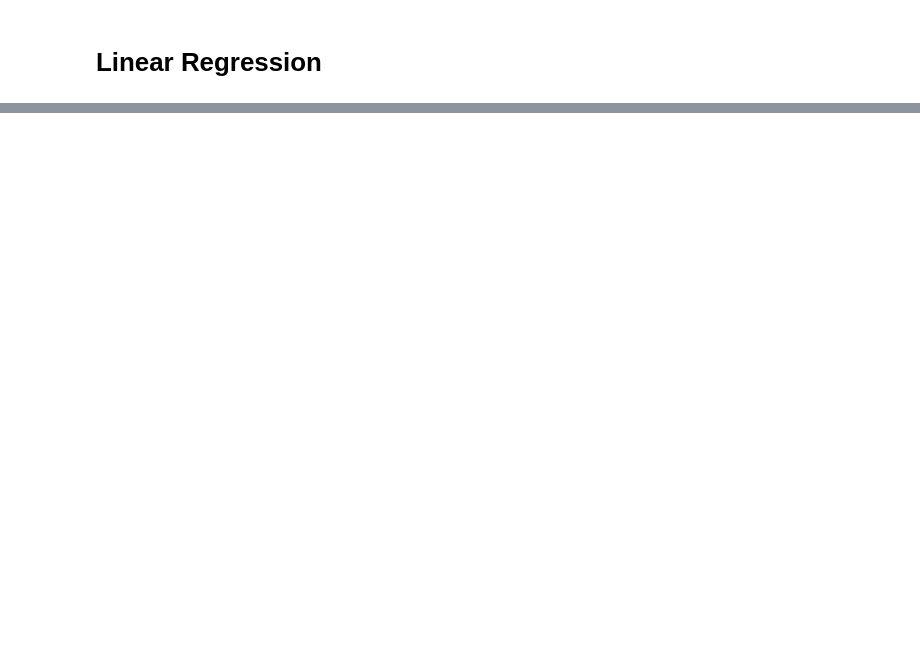
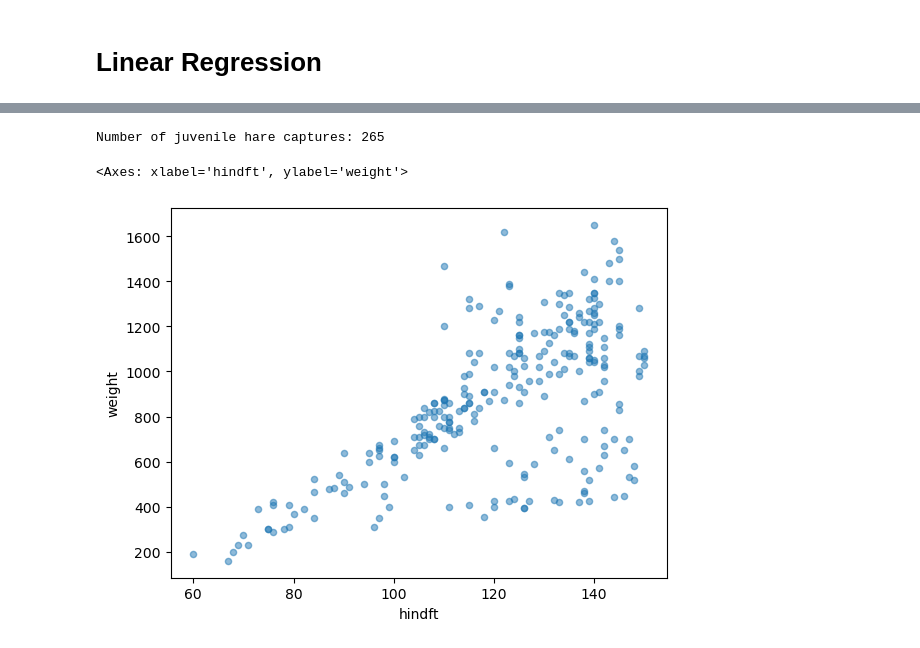
Before and after one commit to kellyloveskelp/eds220-in-class, a Jupyter notebook: week4-linear-regression.ipynb, the cells around one changed output, grey strips where cells are left out. Drawn from its saved outputs; the diff is of its cells as text; code cells hidden in the pictures; blank space fills up the shorter version.

```diff
--- a/week4-linear-regression.ipynb
+++ b/week4-linear-regression.ipynb
@@ -23,0 +145,10 @@ hares
+# %%
+# Subset juvenile hares and drop rows missing hind foot or weight measurements
+juv_w_hft = obs_juv_adult[obs_juv_adult['age'] == 'juvenile'].dropna(subset=['hindft', 'weight'])
+
+print("Number of juvenile hare captures:", len(juv_w_hft))
+juv_w_hft.plot.scatter(x='hindft', y='weight', alpha=0.5)
+# %% [output]
+Number of juvenile hare captures: 265
+<Axes: xlabel='hindft', ylabel='weight'>
+[figure, added]
```
Also changed, not shown: parts of 33 cells of this notebook, 7 other files.
